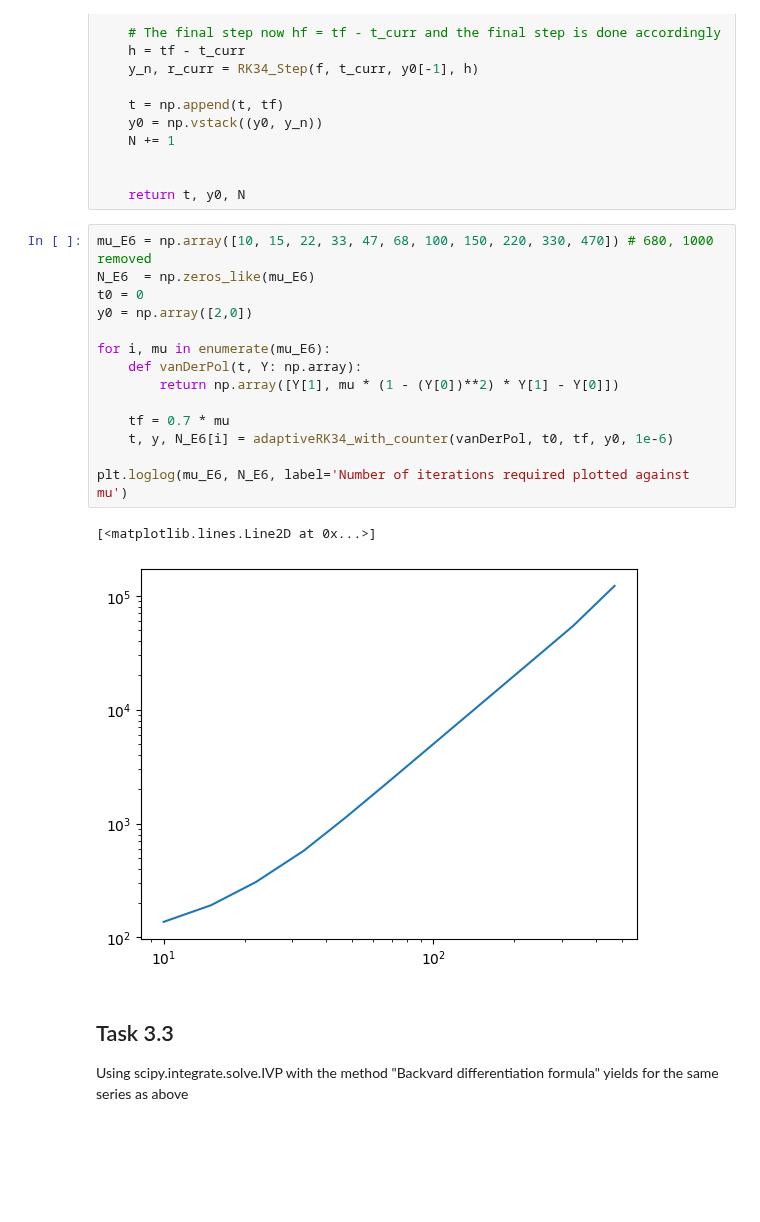
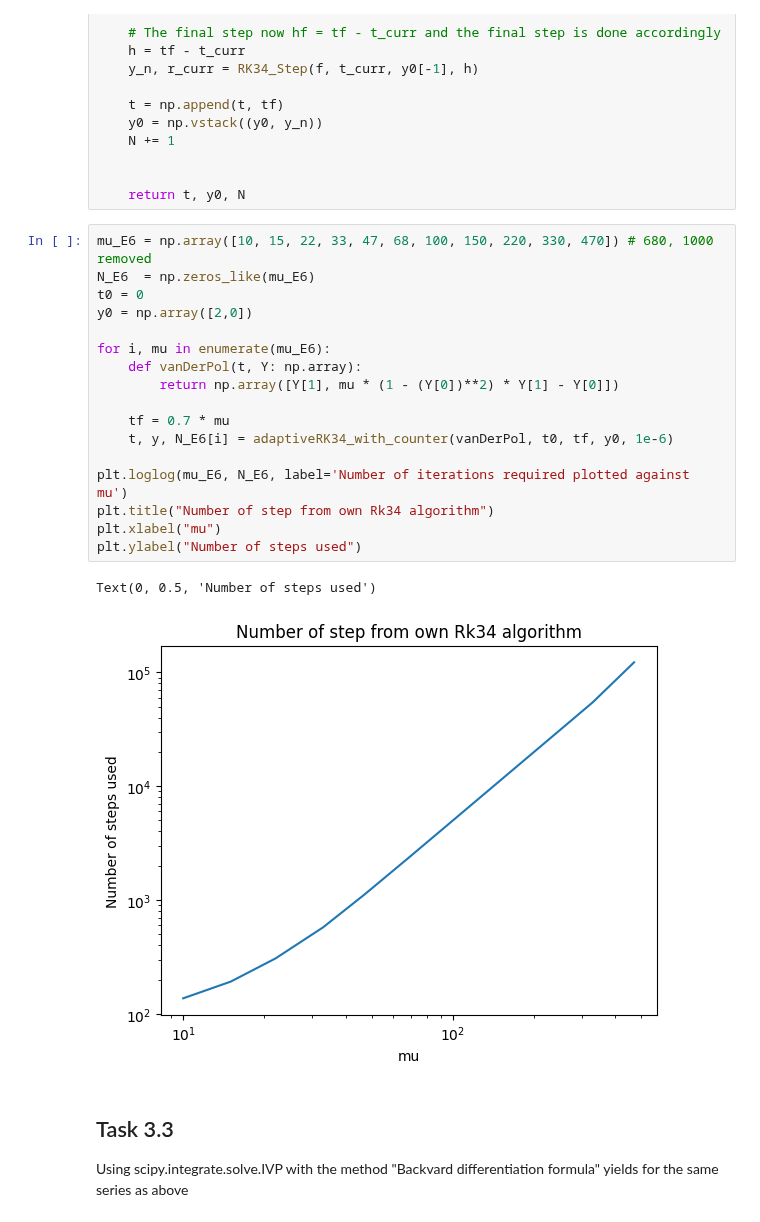
Before and after one commit to william-lundgren/FilipNumMums, a Jupyter notebook: Project1.ipynb, the cells around one changed output. Drawn from its saved outputs; the diff is of its cells as text; blank space fills up the shorter version.

```diff
--- a/Project1.ipynb
+++ b/Project1.ipynb
@@ -512,20 +512,23 @@ def adaptiveRK34_with_counter(f, t0: float, tf: float, y0: np.array, tol: float)
 # %%
 mu_E6 = np.array([10, 15, 22, 33, 47, 68, 100, 150, 220, 330, 470]) # 680, 1000 removed
 N_E6  = np.zeros_like(mu_E6)
 t0 = 0
 y0 = np.array([2,0])
 
 for i, mu in enumerate(mu_E6):
     def vanDerPol(t, Y: np.array):
         return np.array([Y[1], mu * (1 - (Y[0])**2) * Y[1] - Y[0]])
 
     tf = 0.7 * mu
     t, y, N_E6[i] = adaptiveRK34_with_counter(vanDerPol, t0, tf, y0, 1e-6)
 
 plt.loglog(mu_E6, N_E6, label='Number of iterations required plotted against mu')
+plt.title("Number of step from own Rk34 algorithm")
+plt.xlabel("mu")
+plt.ylabel("Number of steps used")
 # %% [output]
-[<matplotlib.lines.Line2D at 0x...>]
+Text(0, 0.5, 'Number of steps used')
-[figure, old version]
+[figure, new version]
 # %% [markdown]
 ## Task 3.3
 
```
Also changed, not shown: parts of 1 cell of this notebook.
